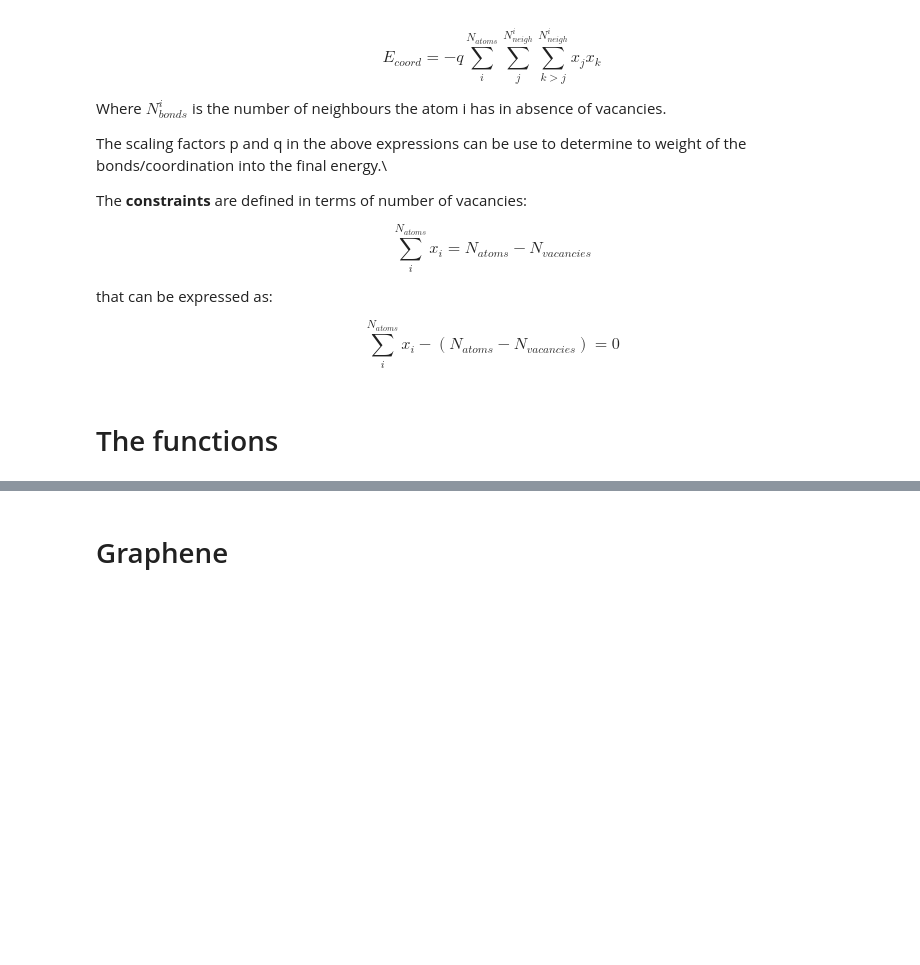
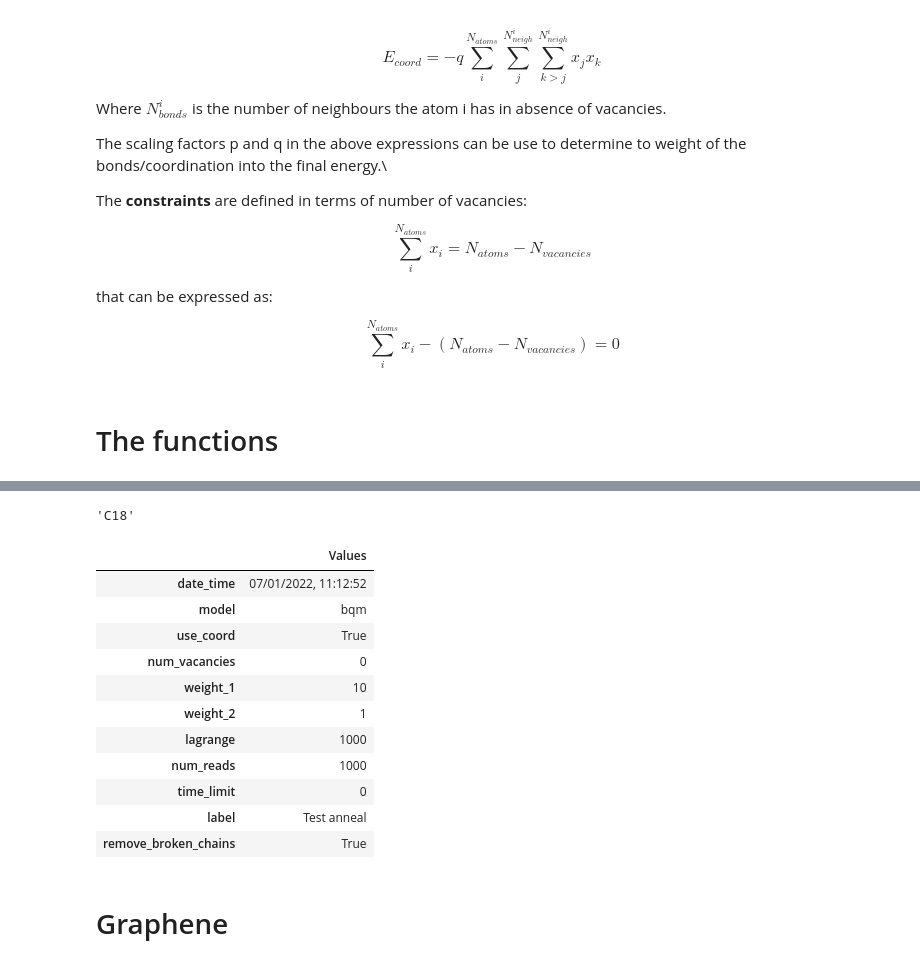
Before and after one commit to cmc-ucl/quantum_computing, a Jupyter notebook: AQC_CMC_workflow.ipynb, the cells around one changed output, grey strips where cells are left out. Saved outputs shown, nothing was run; the diff lists cells and outputs as text; code cells hidden in the pictures; blank space fills up the shorter version.

```diff
--- a/AQC_CMC_workflow.ipynb
+++ b/AQC_CMC_workflow.ipynb
@@ -293,0 +385,18 @@ def save_json(dataframe):
+# %%
+graphene_supercell.composition.formula
+# %% [output]
+'C18'
+# %%
+def load_json(file_name, return_param = True):
+
+    import pandas as pd
+
+    with open('data/test_bqm_v0_cT_w110_w21_l1000_r1000_t0.json') as f:
+        data = json.load(f)
+
+    param = data.pop('parameters')
+    param_df = pd.DataFrame(param,index=['Values']).transpose()
+
+    dataframe = pd.DataFrame.from_dict(data)
+
+    return dataframe, param_df
@@ -294,3 +405,19 @@ def save_json(dataframe):
+# %%
+a,b = load_json('data/test_bqm_v0_cT_w110_w21_l1000_r1000_t0.json')
+b
+# %% [output]
+|  | Values |
+| date_time | 07/01/2022, 11:12:52 |
+| model | bqm |
+| use_coord | True |
+| num_vacancies | 0 |
+| weight_1 | 10 |
+| weight_2 | 1 |
+| lagrange | 1000 |
+| num_reads | 1000 |
+| time_limit | 0 |
+| label | Test anneal |
+| remove_broken_chains | True |
 # %%
 def build_descriptor():
 # %%
```
Also changed, not shown: parts of 24 cells of this notebook.
